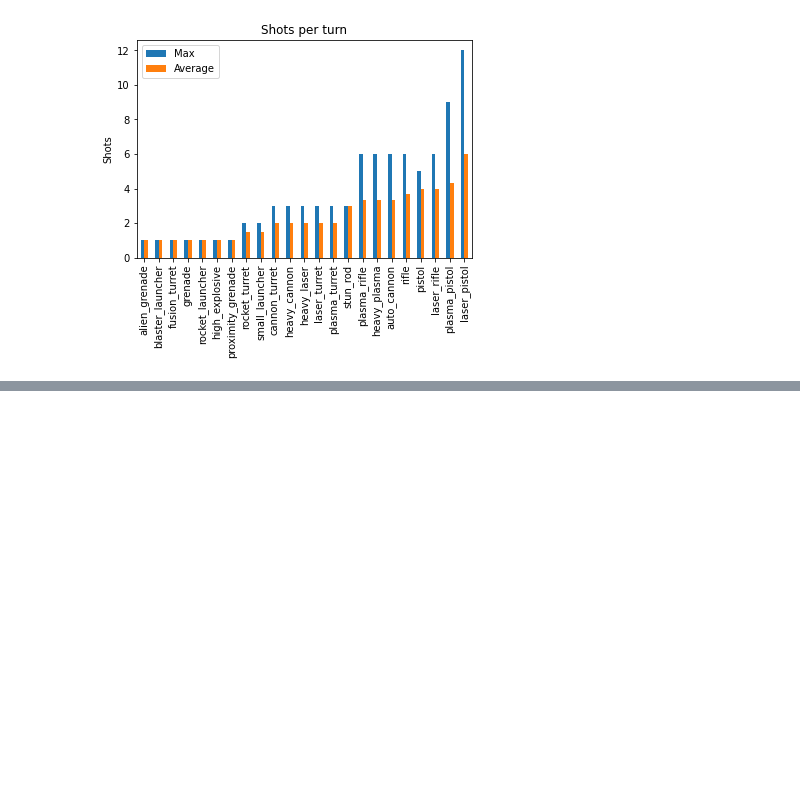
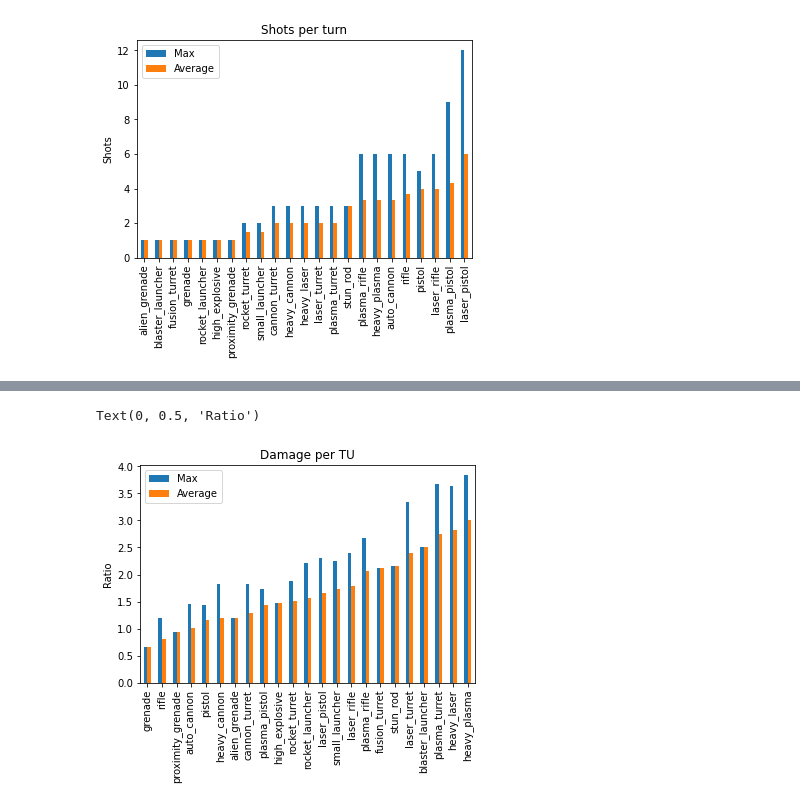
Before and after one commit to Bernardo-MG/xcom-analysis-jupyter-notebook, a Jupyter notebook: enemy_unknown/weapon_stats.ipynb, the cells around one changed output, grey strips where cells are left out. Saved outputs shown, nothing was run; the diff lists cells and outputs as text; code cells hidden in the pictures; blank space fills up the shorter version.

```diff
--- a/enemy_unknown/weapon_stats.ipynb
+++ b/enemy_unknown/weapon_stats.ipynb
@@ -225,0 +270,11 @@ Text(0, 0.5, 'Turns')
+# %%
+damage_per_tu_max = weapon_data[["weapon", "damage_per_time_unit"]]
+damage_per_tu_max = damage_per_tu_max.groupby("weapon").max()
+# %%
+damage_per_tu_average = weapon_data[["weapon", "damage_per_time_unit"]]
+damage_per_tu_average = damage_per_tu_average.groupby("weapon").mean()
+# %%
+damage_per_tu = damage_per_tu_max.merge(damage_per_tu_average, on="weapon")
+damage_per_tu = damage_per_tu.rename(columns={"damage_per_time_unit_x": "damage_per_time_unit_max", "damage_per_time_unit_y": "damage_per_time_unit_avg"})
+damage_per_tu = damage_per_tu.sort_values(by=["damage_per_time_unit_avg"])
+damage_per_tu
@@ -225,0 +300,8 @@ Text(0, 0.5, 'Turns')
+# %%
+ax = damage_per_tu.plot.bar(title="Damage per TU")
+ax.legend(["Max", "Average"])
+ax.xaxis.get_label().set_visible(False)
+ax.set_ylabel("Ratio")
+# %% [output]
+Text(0, 0.5, 'Ratio')
+[figure, added]
```
Also changed, not shown: parts of 22 cells of this notebook, 1 other file.
